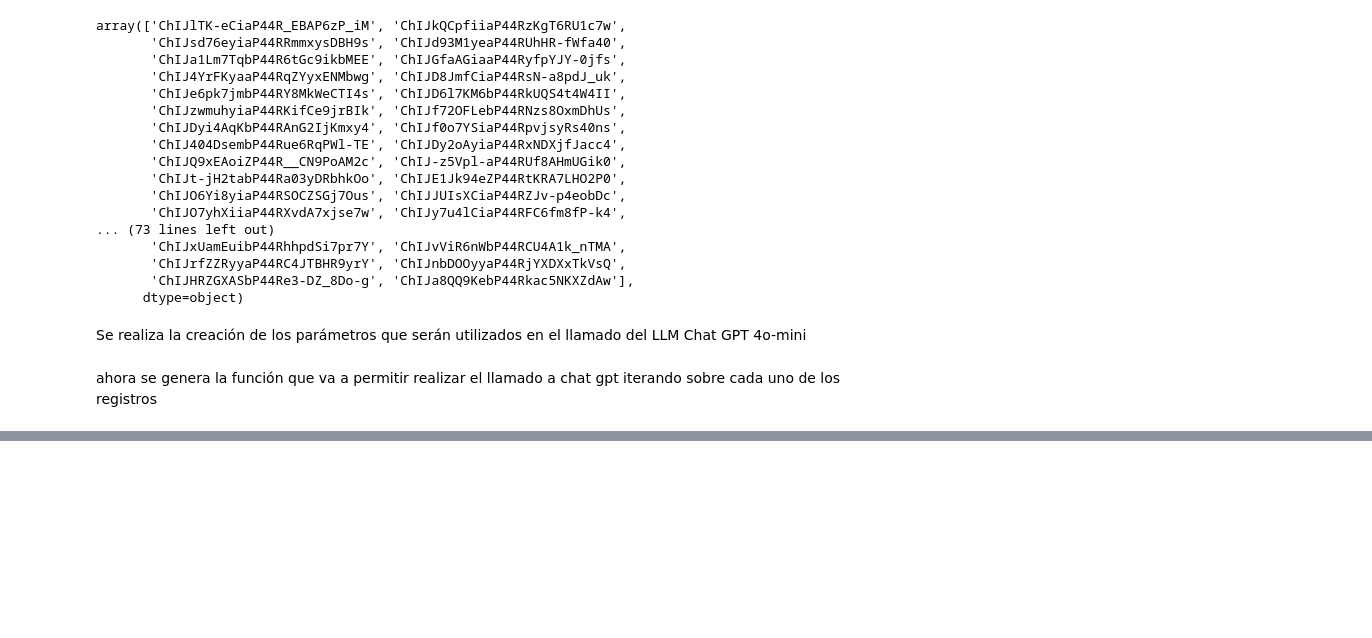
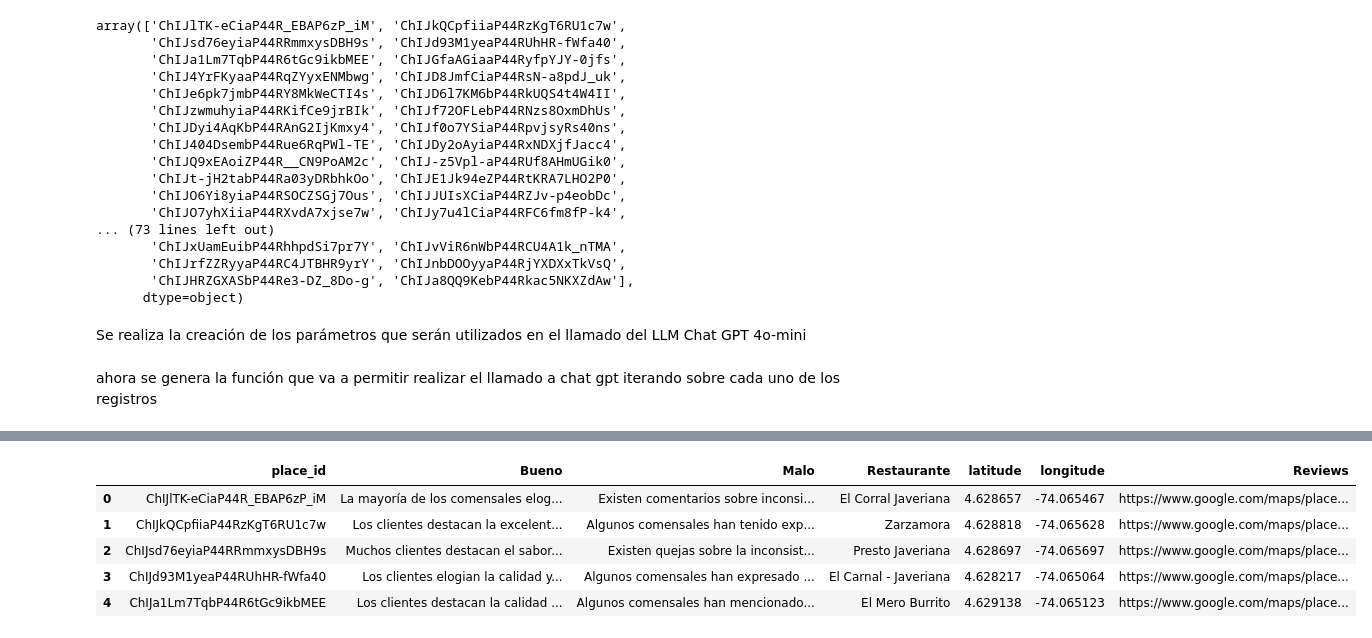
Before and after one commit to Serebas12/NLP, a Jupyter notebook: gtp_resumenes.ipynb, the cells around one changed output, grey strips where cells are left out. Saved outputs shown, nothing was run; the diff lists cells and outputs as text; code cells hidden in the pictures; blank space fills up the shorter version.

```diff
--- a/gtp_resumenes.ipynb
+++ b/gtp_resumenes.ipynb
@@ -146,0 +157,11 @@ df_union.to_csv("resumen_streamlit.csv", sep=";", index=False)
+# %%
+resumen_streamlit=pd.read_csv(r"C:\Users\jssaa\OneDrive\Documentos\sebastian saavedra\Maestria\Semestre 2024 02\NLP\Proyecto\resumen_streamlit.csv", sep=";")
+resumen_streamlit=resumen_streamlit.drop(["Calificacion"],axis=1)
+resumen_streamlit.head()
+# %% [output]
+|  | place_id | Bueno | Malo | Restaurante | latitude | longitude | Reviews |
+| 0 | ChIJlTK-eCiaP44R_EBAP6zP_iM | La mayoría de los comensales elog... | Existen comentarios sobre inconsi... | El Corral Javeriana | 4.628657 | -74.065467 | https://www.google.com/maps/place... |
+| 1 | ChIJkQCpfiiaP44RzKgT6RU1c7w | Los clientes destacan la excelent... | Algunos comensales han tenido exp... | Zarzamora | 4.628818 | -74.065628 | https://www.google.com/maps/place... |
+| 2 | ChIJsd76eyiaP44RRmmxysDBH9s | Muchos clientes destacan el sabor... | Existen quejas sobre la inconsist... | Presto Javeriana | 4.628697 | -74.065697 | https://www.google.com/maps/place... |
+| 3 | ChIJd93M1yeaP44RUhHR-fWfa40 | Los clientes elogian la calidad y... | Algunos comensales han expresado ... | El Carnal - Javeriana | 4.628217 | -74.065064 | https://www.google.com/maps/place... |
+| 4 | ChIJa1Lm7TqbP44R6tGc9ikbMEE | Los clientes destacan la calidad ... | Algunos comensales han mencionado... | El Mero Burrito | 4.629138 | -74.065123 | https://www.google.com/maps/place... |
```
Also changed, not shown: parts of 6 cells of this notebook, 2 other files.
